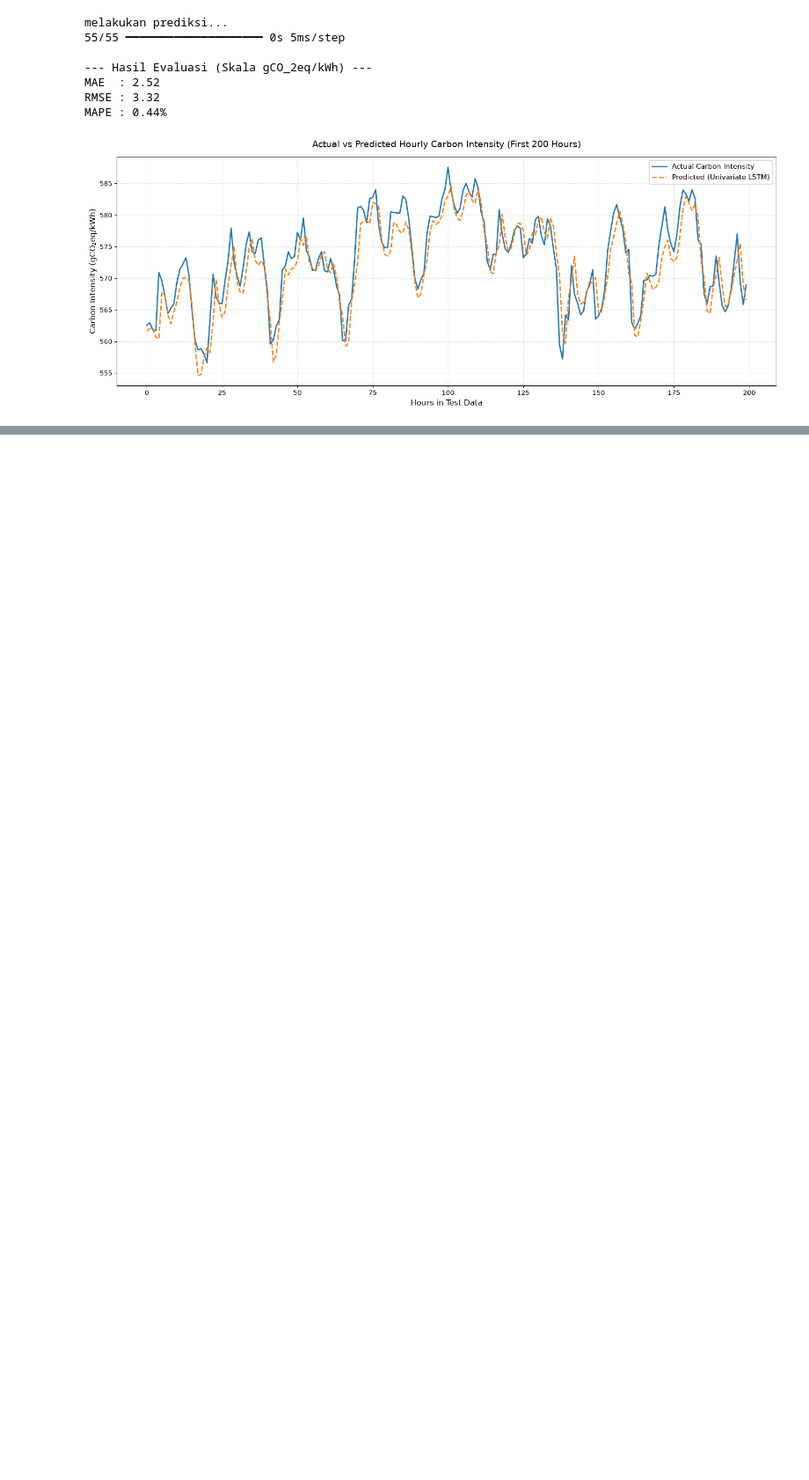
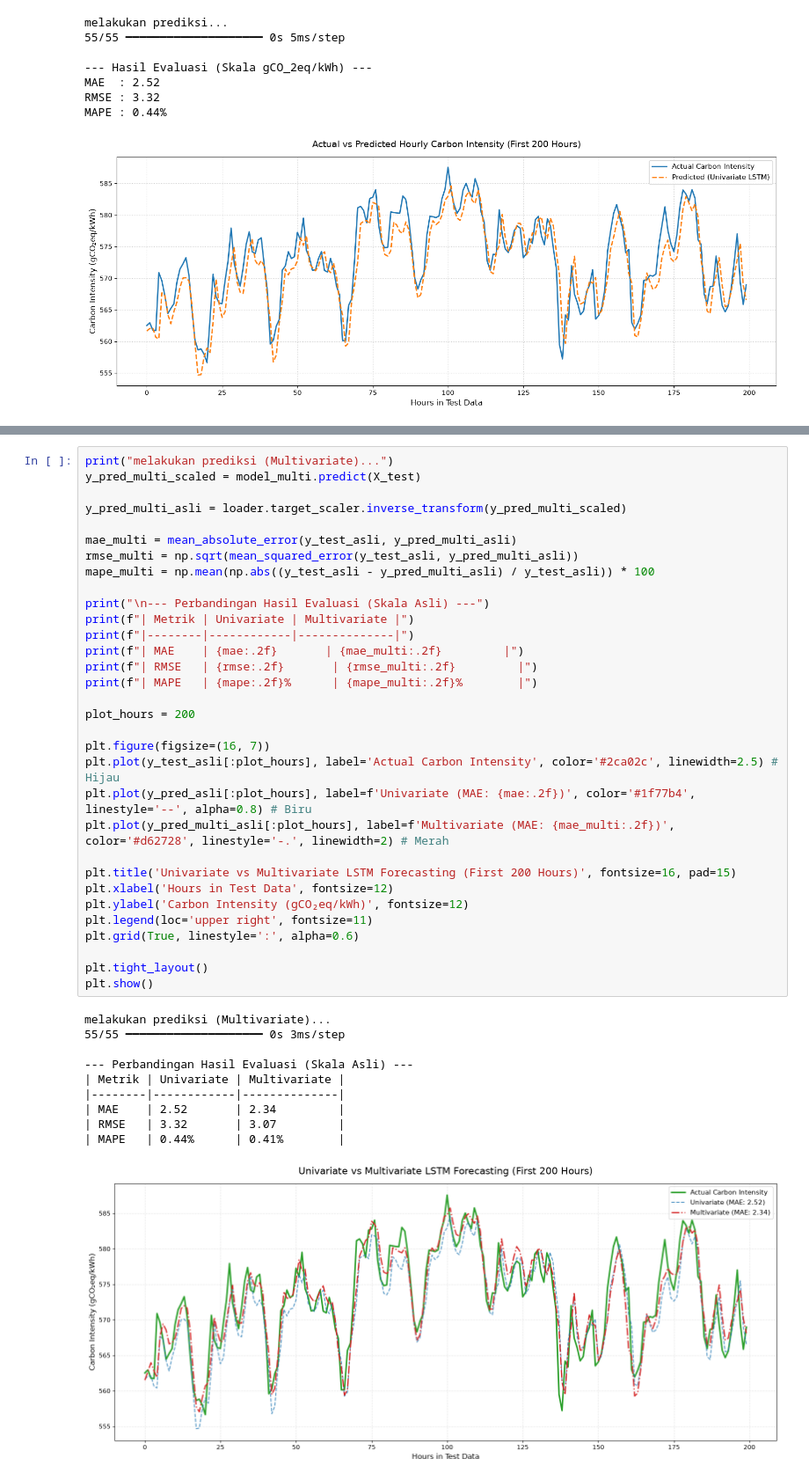
Before and after one commit to JustDannn/CarbonIntensityResearch, a Jupyter notebook: notebooks/03_dani_lstm_baselines.ipynb, the cells around one changed output, grey strips where cells are left out. Shown at 88% size. Cells and saved outputs as stored; diff of their text form; blank space fills up the shorter version.

Commit message:
adding comperhensive analysis between uni, multi, bi-variate LSTM, and optimization hyperparameter

```diff
--- a/notebooks/03_dani_lstm_baselines.ipynb
+++ b/notebooks/03_dani_lstm_baselines.ipynb
@@ -167,0 +230,43 @@ MAPE : 0.44%
+# %%
+print("melakukan prediksi (Multivariate)...")
+y_pred_multi_scaled = model_multi.predict(X_test)
+
+y_pred_multi_asli = loader.target_scaler.inverse_transform(y_pred_multi_scaled)
+
+mae_multi = mean_absolute_error(y_test_asli, y_pred_multi_asli)
+rmse_multi = np.sqrt(mean_squared_error(y_test_asli, y_pred_multi_asli))
+mape_multi = np.mean(np.abs((y_test_asli - y_pred_multi_asli) / y_test_asli)) * 100
+
+print("\n--- Perbandingan Hasil Evaluasi (Skala Asli) ---")
+print(f"| Metrik | Univariate | Multivariate |")
+print(f"|--------|------------|--------------|")
+print(f"| MAE    | {mae:.2f}       | {mae_multi:.2f}         |")
+print(f"| RMSE   | {rmse:.2f}       | {rmse_multi:.2f}         |")
+print(f"| MAPE   | {mape:.2f}%      | {mape_multi:.2f}%        |")
+
+plot_hours = 200
+
+plt.figure(figsize=(16, 7))
+plt.plot(y_test_asli[:plot_hours], label='Actual Carbon Intensity', color='#2ca02c', linewidth=2.5) # Hijau
+plt.plot(y_pred_asli[:plot_hours], label=f'Univariate (MAE: {mae:.2f})', color='#1f77b4', linestyle='--', alpha=0.8) # Biru
+plt.plot(y_pred_multi_asli[:plot_hours], label=f'Multivariate (MAE: {mae_multi:.2f})', color='#d62728', linestyle='-.', linewidth=2) # Merah
+
+plt.title('Univariate vs Multivariate LSTM Forecasting (First 200 Hours)', fontsize=16, pad=15)
+plt.xlabel('Hours in Test Data', fontsize=12)
+plt.ylabel('Carbon Intensity (gCO₂eq/kWh)', fontsize=12)
+plt.legend(loc='upper right', fontsize=11)
+plt.grid(True, linestyle=':', alpha=0.6)
+
+plt.tight_layout()
+plt.show()
+# %% [output]
+melakukan prediksi (Multivariate)...
+55/55 ━━━━━━━━━━━━━━━━━━━━ 0s 3ms/step
+
+--- Perbandingan Hasil Evaluasi (Skala Asli) ---
+| Metrik | Univariate | Multivariate |
+|--------|------------|--------------|
+| MAE    | 2.52       | 2.34         |
+| RMSE   | 3.32       | 3.07         |
+| MAPE   | 0.44%      | 0.41%        |
+[figure, added]
```
Also changed, not shown: parts of 9 cells of this notebook, 2 other files.
